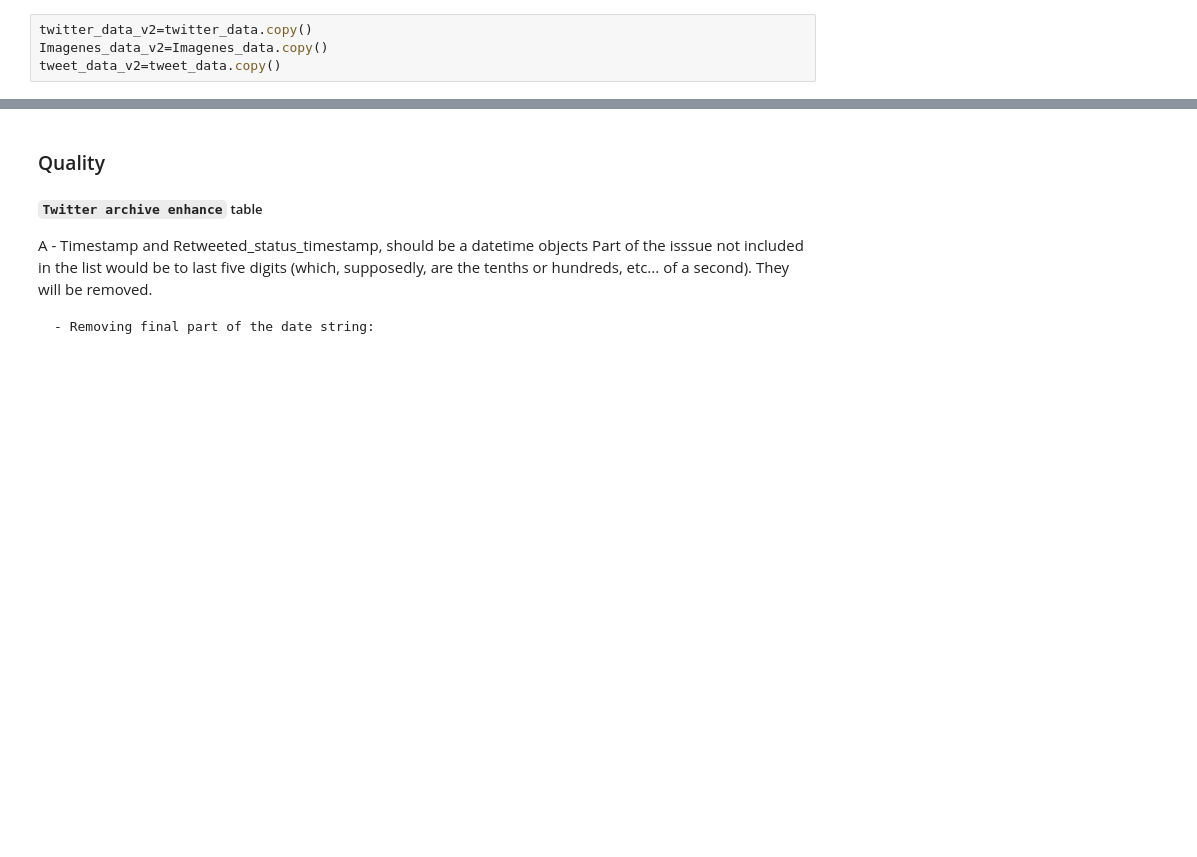
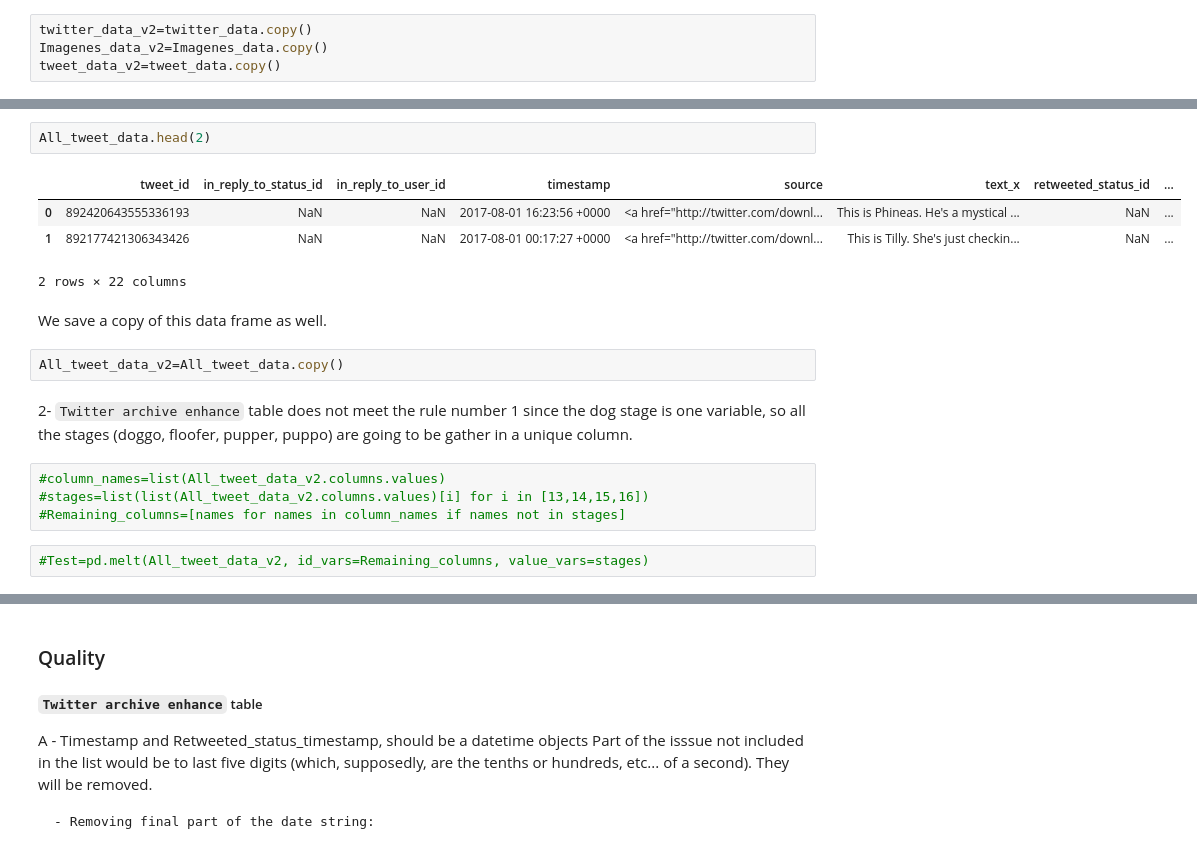
Before and after one commit to yagueits/Web-scrapping, a Jupyter notebook: wrangle_actYAGO.ipynb, the cells around one changed output, grey strips where cells are left out. Drawn from its saved outputs; the diff is of its cells as text; blank space fills up the shorter version.

```diff
--- a/wrangle_actYAGO.ipynb
+++ b/wrangle_actYAGO.ipynb
@@ -463,0 +507,20 @@ tweet_data_v2=tweet_data.copy()
+# %%
+All_tweet_data.head(2)
+# %% [output]
+|  | tweet_id | in_reply_to_status_id | in_reply_to_user_id | timestamp | source | text_x | retweeted_status_id | ... |
+| 0 | 892420643555336193 | NaN | NaN | 2017-08-01 16:23:56 +0000 | <a href="http://twitter.com/downl... | This is Phineas. He's a mystical ... | NaN | ... |
+| 1 | 892177421306343426 | NaN | NaN | 2017-08-01 00:17:27 +0000 | <a href="http://twitter.com/downl... | This is Tilly. She's just checkin... | NaN | ... |
+2 rows × 22 columns
+# %% [markdown]
+We save a copy of this data frame as well.
+# %%
+All_tweet_data_v2=All_tweet_data.copy()
+# %% [markdown]
+2- `Twitter archive enhance` table does not meet the rule number 1 since the dog stage is one variable, so all the stages (doggo, floofer, pupper,
+puppo) are going to be gather in a unique column.
+# %%
+#column_names=list(All_tweet_data_v2.columns.values)
+#stages=list(list(All_tweet_data_v2.columns.values)[i] for i in [13,14,15,16])
+#Remaining_columns=[names for names in column_names if names not in stages]
+# %%
+#Test=pd.melt(All_tweet_data_v2, id_vars=Remaining_columns, value_vars=stages)
```
Also changed, not shown: parts of 19 cells of this notebook.
